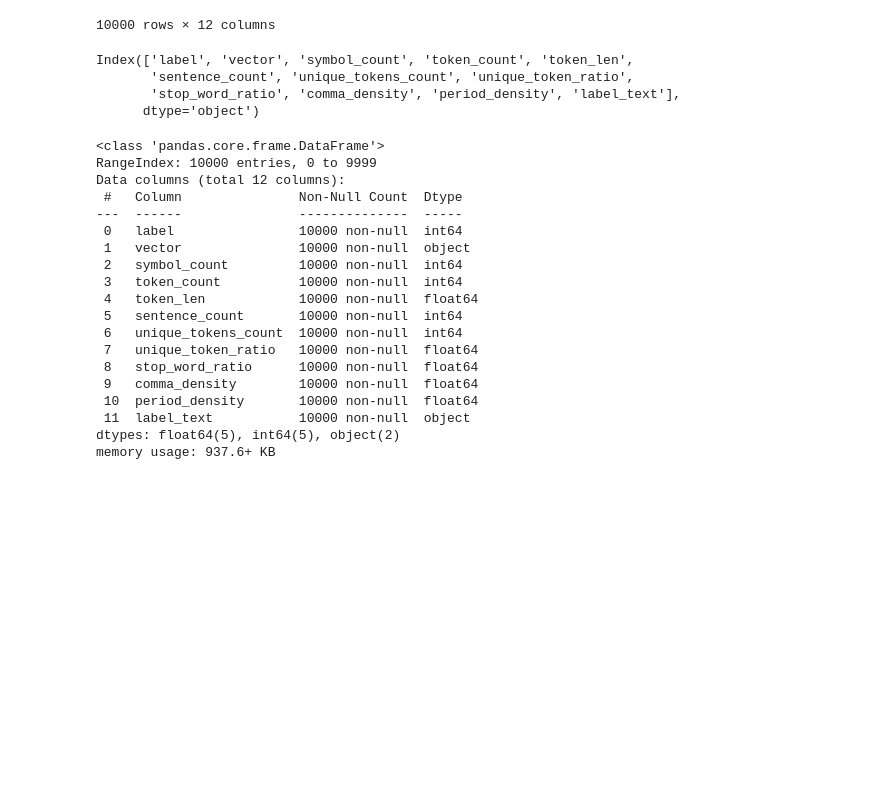
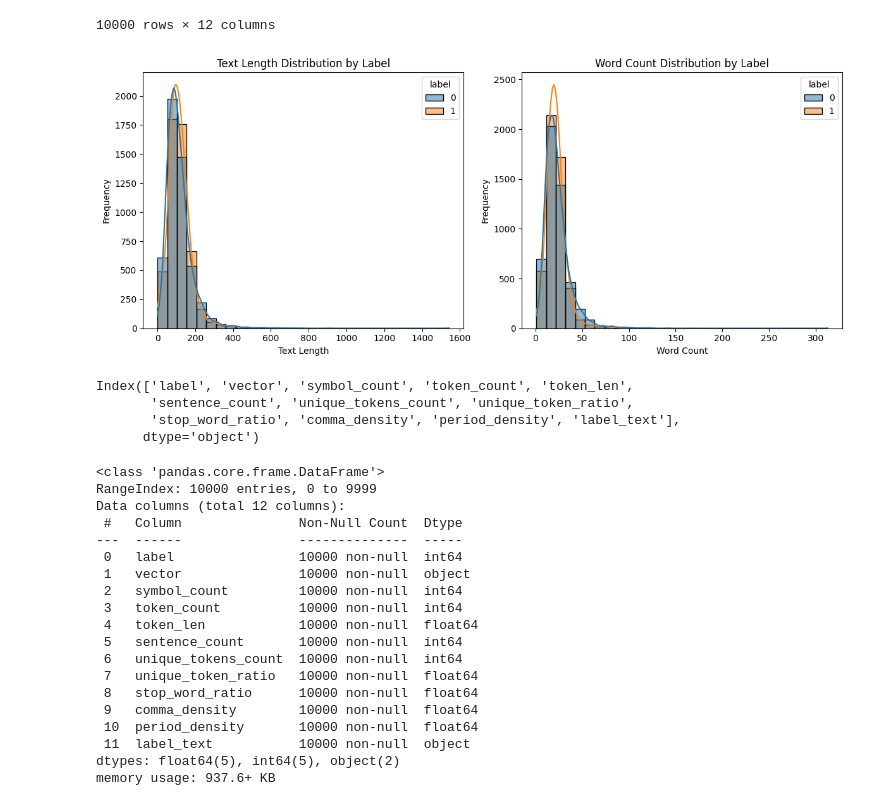
Before and after one commit to WellKnownDedication/Human-vs-AI-essays-classification-and-analysis, a Jupyter notebook: src/notebook.ipynb, the cells around one changed output. Cells and saved outputs as stored; diff of their text form; code cells hidden in the pictures; blank space fills up the shorter version.

```diff
--- a/src/notebook.ipynb
+++ b/src/notebook.ipynb
@@ -38,9 +29,3 @@ df.head(5)
 | 2 | Many countries have made changes ... | 0 |
 | 3 | I believe the process of choosing... | 0 |
 | 4 | A thick cloud of carbon dioxide a... | 0 |
-# %%
-df['text_len'] = df['text'].str.len()
-df['word_count'] = df['text'].str.split(" ").str.len()
-
-length_stats = df.groupby('label')[['text_len', 'word_count']].agg(['mean', 'median', 'std']).round(2)
-print(length_stats)
@@ -126,6 +91,29 @@ f_df
 | 9998 | 0 | [-0.30400282, 0.0024729446, -0.12... | 51 | 12 | 4.250000 | 1 | 9 | ... |
 | 9999 | 1 | [-0.0924824, -0.33843744, -0.0167... | 164 | 32 | 5.125000 | 1 | 26 | ... |
 10000 rows × 12 columns
+# %%
+
+
+plt.figure(figsize=(12, 5))
+
+# Text length distribution by label
+plt.subplot(1, 2, 1)
+sns.histplot(data=f_df, x='symbol_count', hue='label', bins=30, kde=True)
+plt.title('Text Length Distribution by Label')
+plt.xlabel('Text Length')
+plt.ylabel('Frequency')
+
+# Word count distribution by label
+plt.subplot(1, 2, 2)
+sns.histplot(data=f_df, x='token_count', hue='label', bins=30, kde=True)
+plt.title('Word Count Distribution by Label')
+plt.xlabel('Word Count')
+plt.ylabel('Frequency')
+
+plt.tight_layout()
+plt.show()
+# %% [output]
+[figure, added]
 # %%
 f_df.columns
 # %% [output]
```
Also changed, not shown: parts of 6 cells of this notebook.
